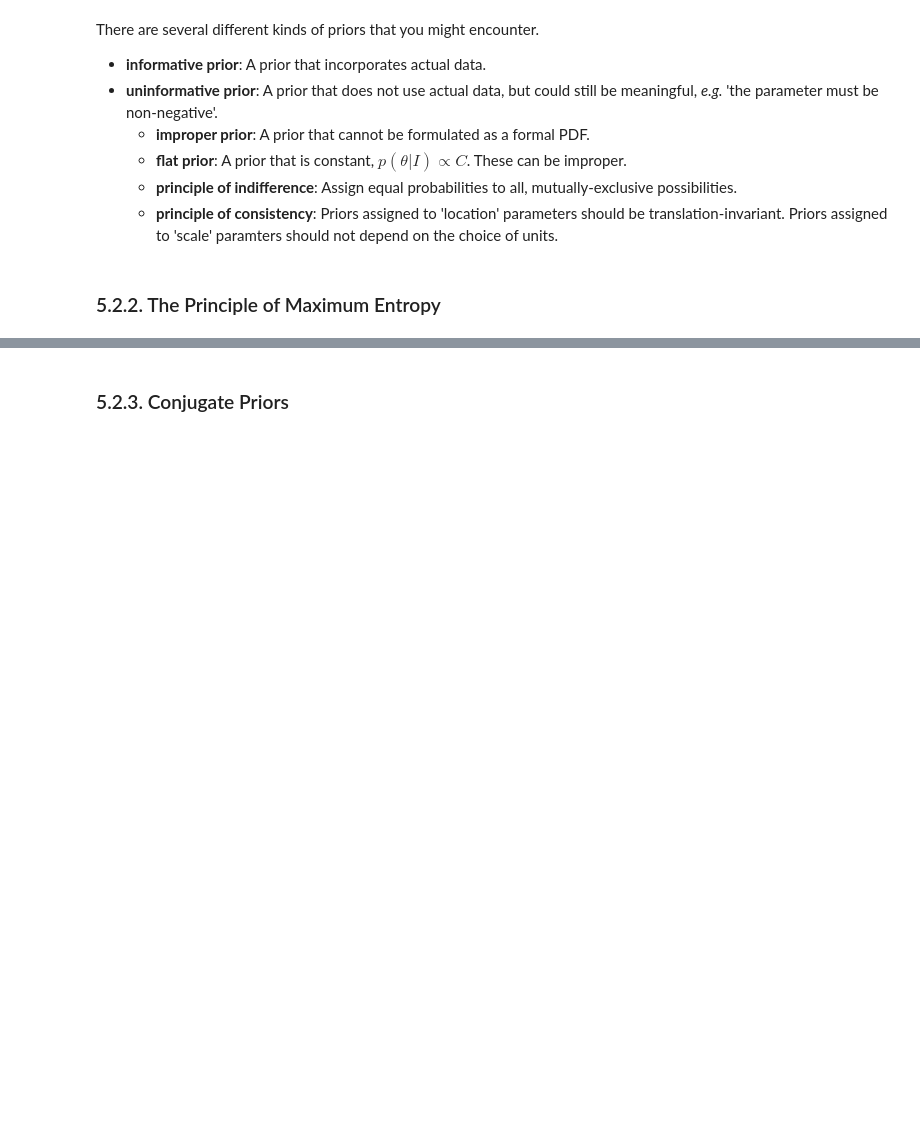
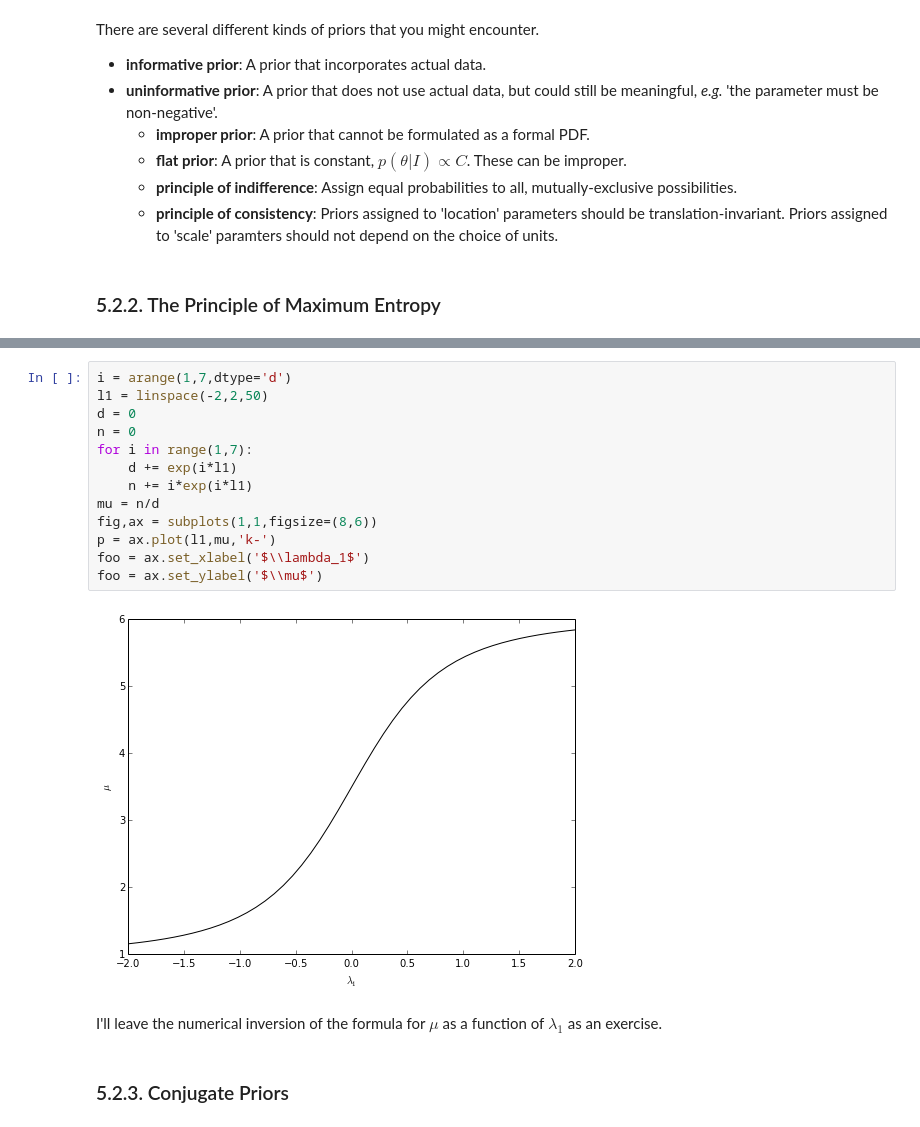
Before and after one commit to adrn/NYCastroML, a Jupyter notebook: Chapter5/Sections5.2-5.4.ipynb, the cells around one changed output, grey strips where cells are left out. Cells and saved outputs as stored; diff of their text form; blank space fills up the shorter version.

```diff
--- a/Chapter5/Sections5.2-5.4.ipynb
+++ b/Chapter5/Sections5.2-5.4.ipynb
@@ -28,2 +60,19 @@ What does the "measure", $m(x)$ *really* do?  Recall that a continuous PDF has u
+# %%
+i = arange(1,7,dtype='d')
+l1 = linspace(-2,2,50)
+d = 0
+n = 0
+for i in range(1,7):
+    d += exp(i*l1)
+    n += i*exp(i*l1)
+mu = n/d
+fig,ax = subplots(1,1,figsize=(8,6))
+p = ax.plot(l1,mu,'k-')
+foo = ax.set_xlabel('$\\lambda_1$')
+foo = ax.set_ylabel('$\\mu$')
+# %% [output]
+[figure, added]
+# %% [markdown]
+I'll leave the numerical inversion of the formula for $\mu$ as a function of $\lambda_1$ as an exercise.
 # %% [markdown]
 ### 5.2.3. Conjugate Priors
```
Also changed, not shown: parts of 10 cells of this notebook.
